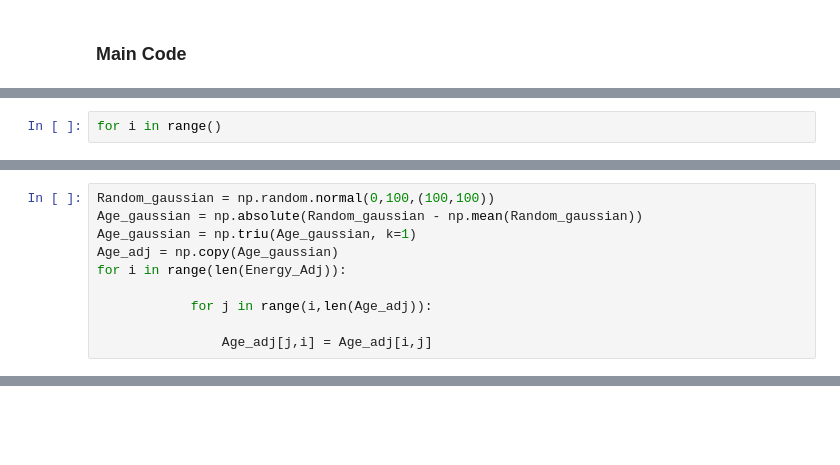
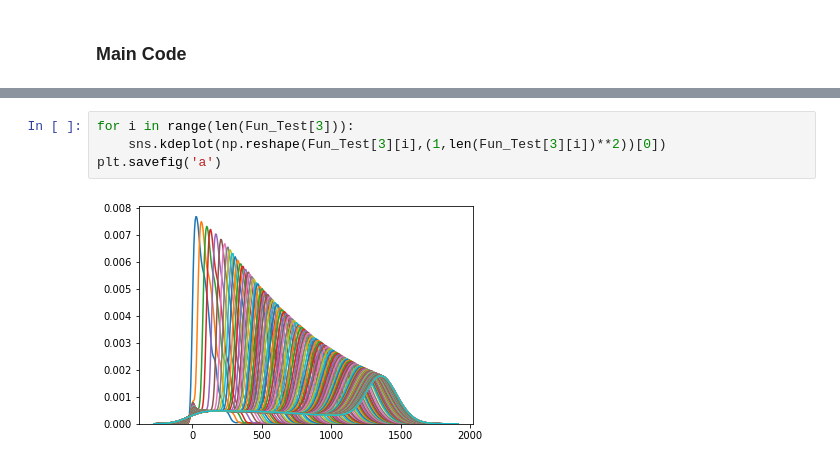
Before and after one commit to herman72/Aged-Network, a Jupyter notebook: Main_Aged_Network.ipynb, the cells around one changed output, grey strips where cells are left out. Saved outputs shown, nothing was run; the diff lists cells and outputs as text; blank space fills up the shorter version.

```diff
--- a/Main_Aged_Network.ipynb
+++ b/Main_Aged_Network.ipynb
@@ -222,2 +216,0 @@ array([ 0.29948133,  0.19665327,  0.33338875,  1.55389187,  0.46567912,
-# %%
-for i in range()
@@ -240,10 +216,0 @@ Fun_Test[3]
-# %%
-Random_gaussian = np.random.normal(0,100,(100,100))
-Age_gaussian = np.absolute(Random_gaussian - np.mean(Random_gaussian))
-Age_gaussian = np.triu(Age_gaussian, k=1)
-Age_adj = np.copy(Age_gaussian)
-for i in range(len(Energy_Adj)):
-
-            for j in range(i,len(Age_adj)):
-
-                Age_adj[j,i] = Age_adj[i,j]
@@ -260,0 +217,6 @@ sns.distplot(a[0])
+# %%
+for i in range(len(Fun_Test[3])):
+    sns.kdeplot(np.reshape(Fun_Test[3][i],(1,len(Fun_Test[3][i])**2))[0])
+plt.savefig('a')
+# %% [output]
+[figure, added]
```
Also changed, not shown: parts of 12 cells of this notebook, 1 other file.
